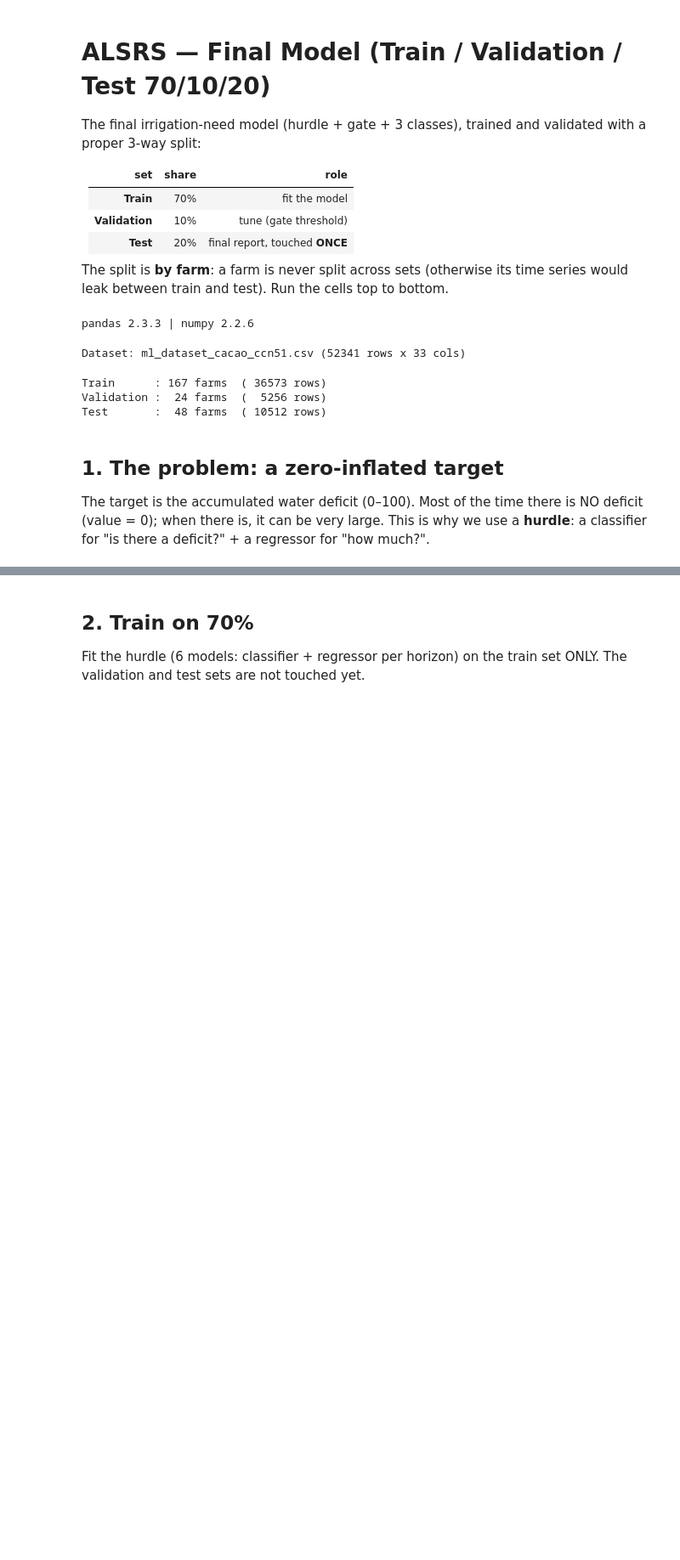
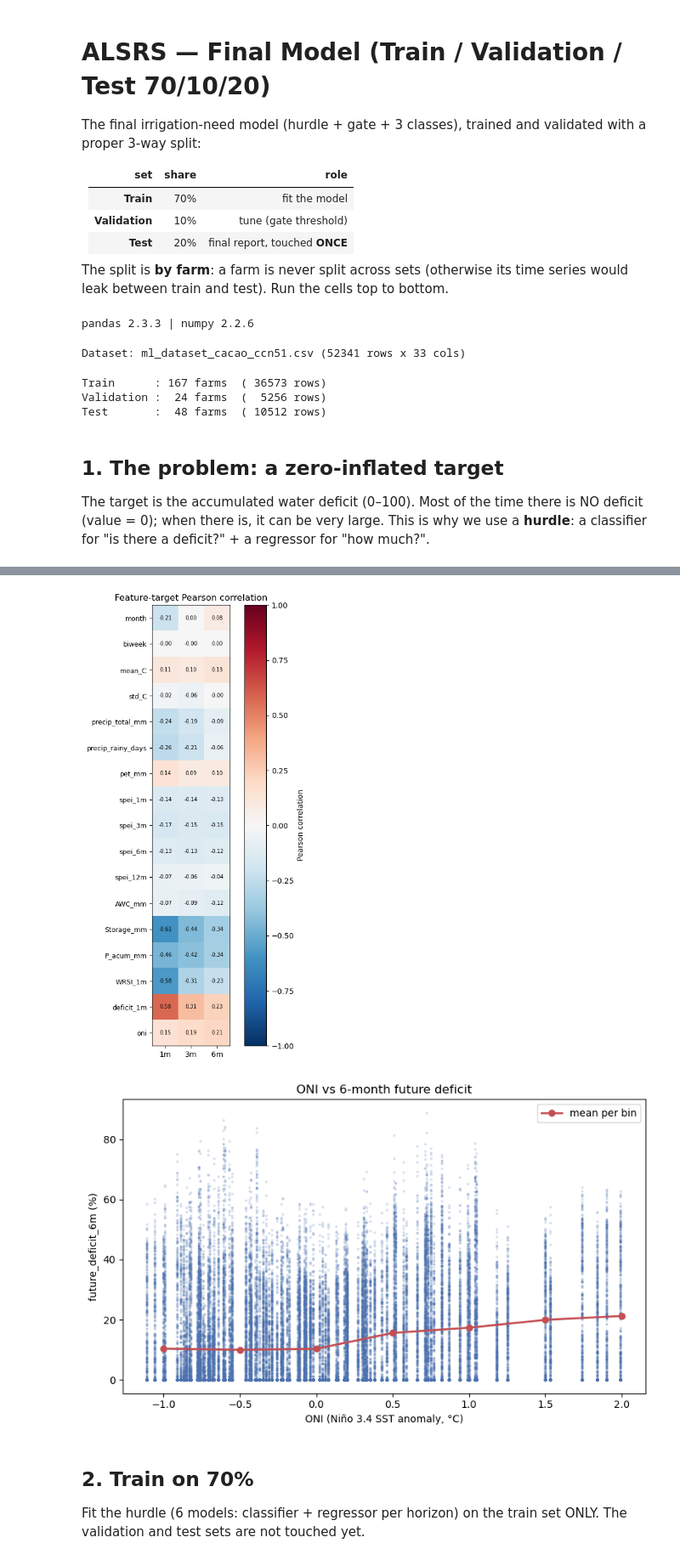
Before and after one commit to WMRioga/ALSRS, a Jupyter notebook: ml/05_train_validation_test.ipynb, the cells around one changed output, grey strips where cells are left out. Shown at 85% size. Saved outputs shown, nothing was run; the diff lists cells and outputs as text; code cells hidden in the pictures; blank space fills up the shorter version.

```diff
--- a/ml/05_train_validation_test.ipynb
+++ b/ml/05_train_validation_test.ipynb
@@ -106,3 +128,38 @@ future_deficit_6m        zeros= 39.2%  >0= 60.8%  max= 88.84
+# %%
+# Feature-target correlation (17 features x 3 targets).
+corr = df[FEATURES + TARGETS].corr().loc[FEATURES, TARGETS]
+
+plt.figure(figsize=(6, 9))
+plt.imshow(corr.values, cmap="RdBu_r", vmin=-1, vmax=1)
+plt.xticks(range(3), ["1m", "3m", "6m"])
+plt.yticks(range(len(FEATURES)), FEATURES, fontsize=9)
+plt.colorbar(label="Pearson correlation")
+for i in range(len(FEATURES)):
+    for j in range(3):
+        plt.text(j, i, f"{corr.values[i, j]:.2f}", ha="center", va="center",
+                 fontsize=7)
+plt.title("Feature-target Pearson correlation")
+plt.tight_layout()
+plt.show()
+
+# ENSO: ONI vs 6-month deficit (scatter + mean per bin).
+tmp = pd.DataFrame({"oni": df["oni"], "d6m": df["future_deficit_6m"]})
+tmp["bin"] = pd.cut(tmp["oni"], np.arange(-1.25, 2.26, 0.5))
+means = tmp.groupby("bin", observed=True)["d6m"].mean()
+
+fig, ax = plt.subplots(figsize=(8, 5))
+ax.scatter(df["oni"], df["future_deficit_6m"], s=3, alpha=0.15, color="#4C72B0")
+ax.plot([iv.mid for iv in means.index], means.values, "o-", color="#C44E52",
+        linewidth=2, label="mean per bin")
+ax.set_xlabel("ONI (Niño 3.4 SST anomaly, °C)")
+ax.set_ylabel("future_deficit_6m (%)")
+ax.set_title("ONI vs 6-month future deficit")
+ax.legend()
+plt.tight_layout()
+plt.show()
+# %% [output]
+[figure, added]
+[figure, added]
 # %%
 # -----------------------------------------------------------------------------
 # 4. Helpers (the hurdle model)
```
Also changed, not shown: parts of 11 cells of this notebook, 53 other files.
